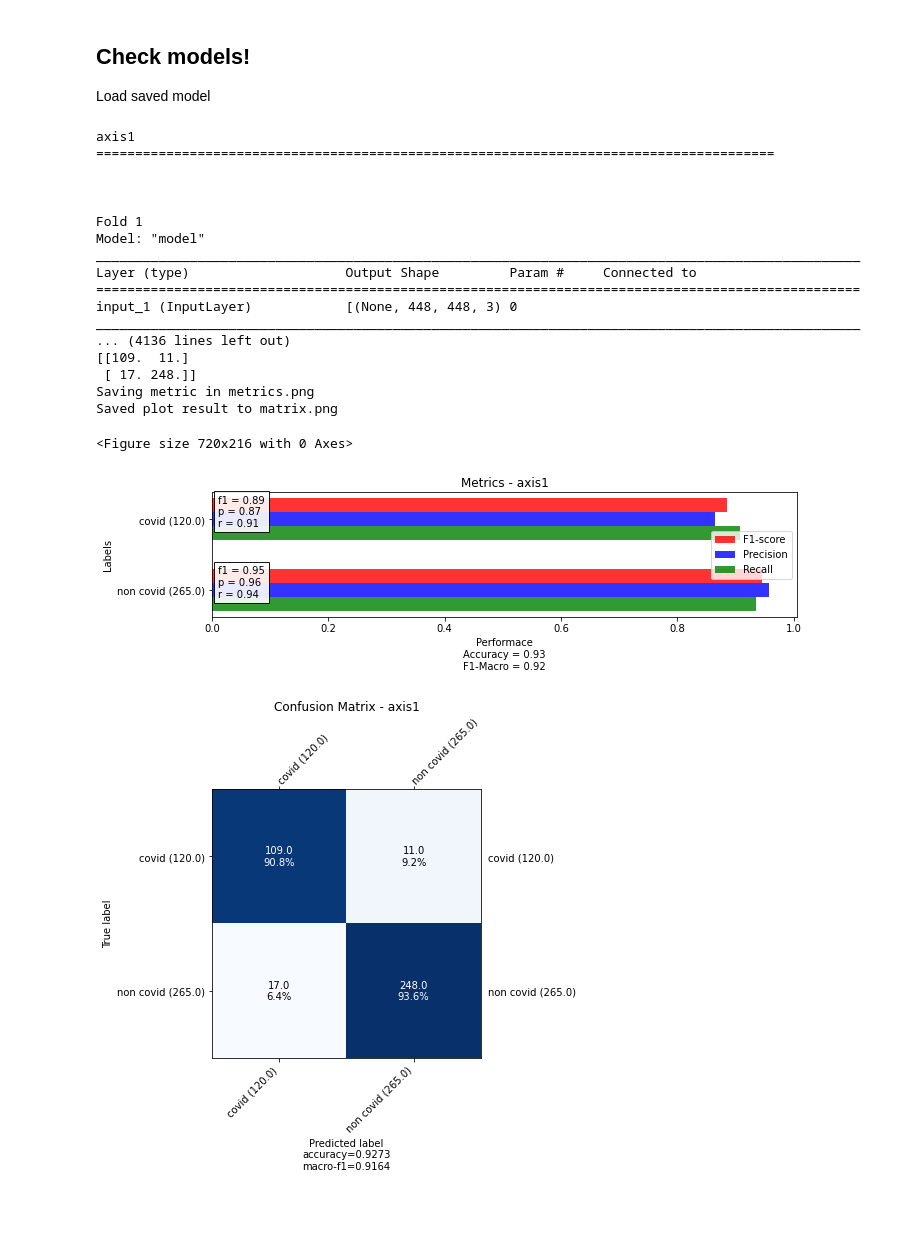
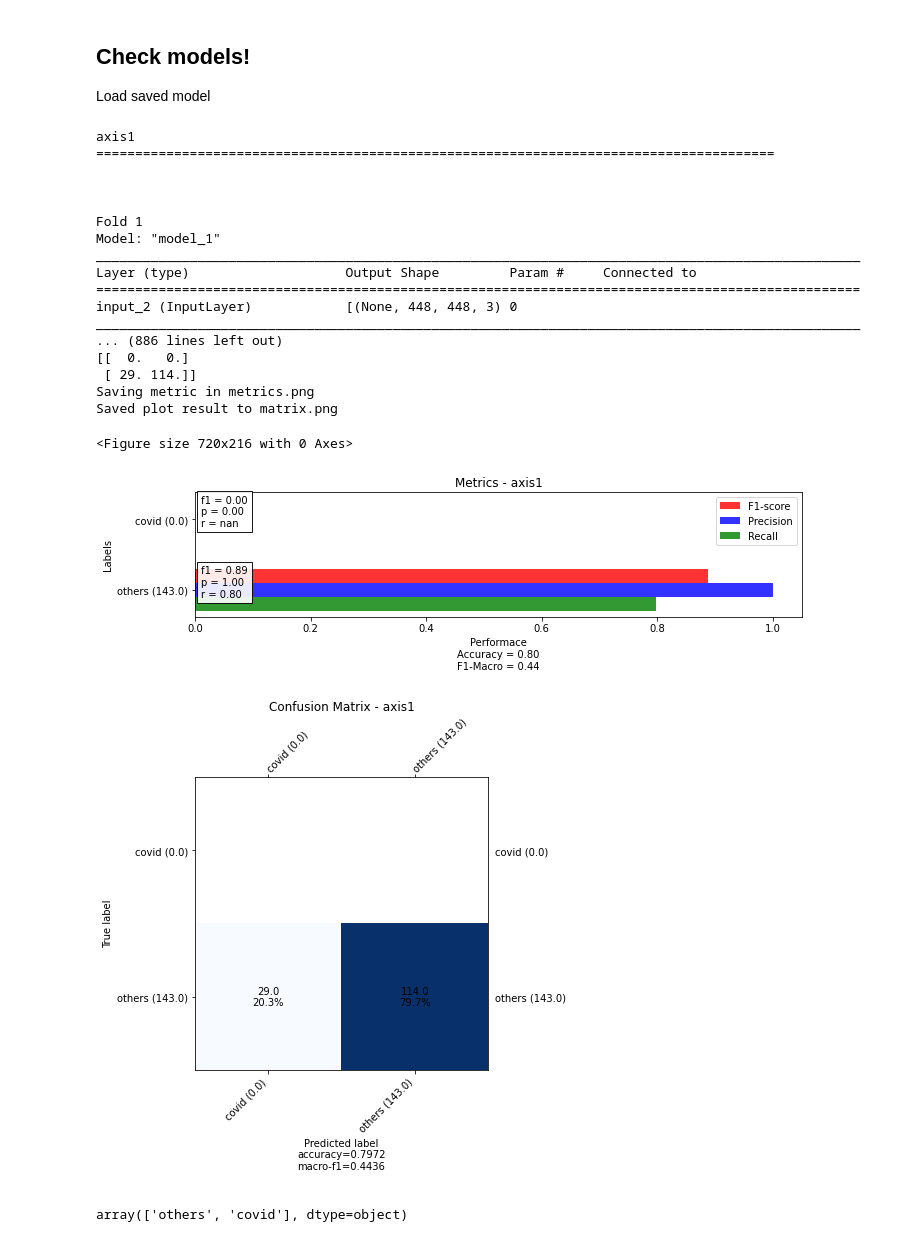
Before and after one commit to noamlr/img3d-lung-class, a Jupyter notebook: train_test_models-20201217-HMV-cov-noncovid-resnet101.ipynb, the cells around one changed output. Saved outputs shown, nothing was run; the diff lists cells and outputs as text; code cells hidden in the pictures.

Commit message:
add decovnet folds

```diff
--- a/train_test_models-20201217-HMV-cov-noncovid-resnet101.ipynb
+++ b/train_test_models-20201217-HMV-cov-noncovid-resnet101.ipynb
@@ -4,7 +4,6 @@ TRAIN_IMG_SRC_FOLDER = "/home/guilherme/Documents/noa/cidia19/data/output-2d/HMV
 VALIDATION_IMG_SRC_FOLDER = "/home/guilherme/Documents/noa/cidia19/data/output-2d/HMV-HCPA-tf12-all/" + FOLDER_TEST
 
 SUB_FILE = ['axis1', 'axis2']
-# SUB_FILE = ['axis1']
 
 
 EPOCHS = 10
@@ -13,7 +12,8 @@ IMG_WIDTH = 448
 IMG_CHANNELS = 3
 SELECTED_MODEL = ''
 NUM_CLASSES = 2
-DATA_FOLDER = '20201217-2/'
+# DATA_FOLDER = '20201217-2/'
+DATA_FOLDER = 'finalv1/'
 LOG_FOLDER = 'logs/' + DATA_FOLDER
 TRAINING_FOLDER = 'training/' + DATA_FOLDER
 MODEL_FOLDER = 'models/' + DATA_FOLDER
@@ -457,7 +457,7 @@ Load saved model
 '''
 HMV + HCPA
 '''
-data_train = pd.read_csv("{}/test/test{}.csv".format(STRUCTURE_DATASET_FOLDER, 1))
+data_train = pd.read_csv("{}/test/test{}_binario.csv".format(STRUCTURE_DATASET_FOLDER, 1))
 labels = data_train['covid'].unique()
 
 labels.sort()
@@ -482,11 +482,12 @@ for axis in SUB_FILE:
     # Generate confusion matrix
     confusion_matrix = np.zeros(labels_length*labels_length).reshape(labels_length, labels_length)
 
-#     for n_fold in [1, 2, 3]:
-    for n_fold in [j+1 for j in range(5)]:
+    for n_fold in [1]:
+#     for n_fold in [j+1 for j in range(5)]:
         print("\n\n\nFold", str(n_fold))
 
-        data_validation = pd.read_csv("{}/test/test{}.csv".format(STRUCTURE_DATASET_FOLDER, n_fold))
+        #data_validation = pd.read_csv("{}/test/test{}_binario.csv".format(STRUCTURE_DATASET_FOLDER, n_fold))
+        data_validation = pd.read_csv("{}/all_classes_hmv_hcpa_TEST_binario.csv".format(STRUCTURE_DATASET_FOLDER, n_fold))
 
         data_validation_dict = dict(zip(data_validation.nome, data_validation.covid))
 
@@ -505,6 +506,7 @@ for axis in SUB_FILE:
         last_patient = ''
 
         for index, row in df.iterrows():
+#             print(row)
             if row['patient'] != last_patient:
                 df.loc[index, 'real'] = data_validation_dict[row['patient']]
                 real_label_pos = labels_pos_dict[data_validation_dict[row['patient']]]
@@ -532,40 +534,46 @@ for axis in SUB_FILE:
                 title='Metrics - ' + axis,
                 clear_diagonal=False,
                 figsize=(15, 105),
                 output_file="metrics.png"
             )
     pm.plot_confusion_matrix(
                 cm=confusion_matrix,
                 normalize=False,
                 labels=labels,
                 show_zero=False,
                 title="Confusion Matrix - " + axis,
                 clear_diagonal=False,
                 output_file="matrix.png",
                 figsize=(10, 7)
 #                 verbose=args.verbose,
             )
 # %% [output]
 axis1
 =======================================================================================
 
 
 
 Fold 1
-Model: "model"
+Model: "model_1"
 __________________________________________________________________________________________________
 Layer (type)                    Output Shape         Param #     Connected to
 ==================================================================================================
-input_1 (InputLayer)            [(None, 448, 448, 3) 0
+input_2 (InputLayer)            [(None, 448, 448, 3) 0
 __________________________________________________________________________________________________
-... (4136 lines left out)
-[[109.  11.]
- [ 17. 248.]]
+... (886 lines left out)
+[[  0.   0.]
+ [ 29. 114.]]
 Saving metric in metrics.png
 Saved plot result to matrix.png
 <Figure size 720x216 with 0 Axes>
-[figure, old version]
+[figure, new version]
-[figure, old version]
+[figure, new version]
+# %%
+labels_pos_dict
+labels = data_train['covid'].unique()
+labels
+# %% [output]
+array(['others', 'covid'], dtype=object)
 # %%
 ''' #########################################################
 TEST 6
```
Also changed, not shown: parts of 1 cell of this notebook, 44 other files.
